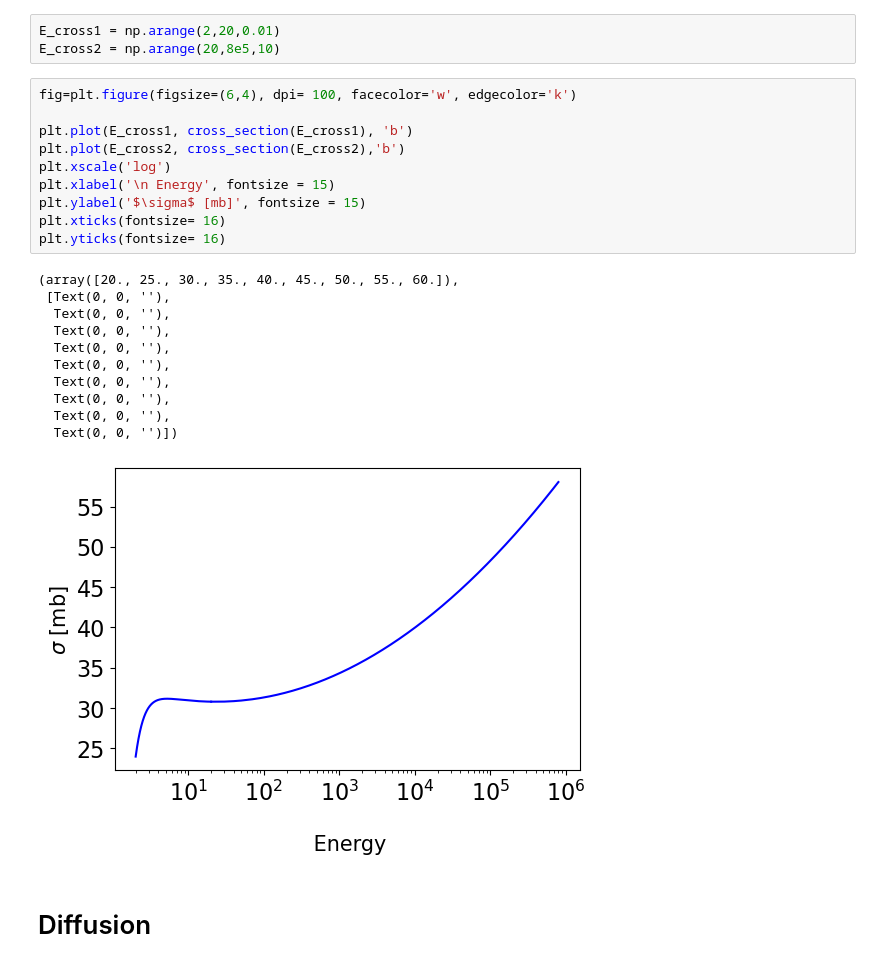
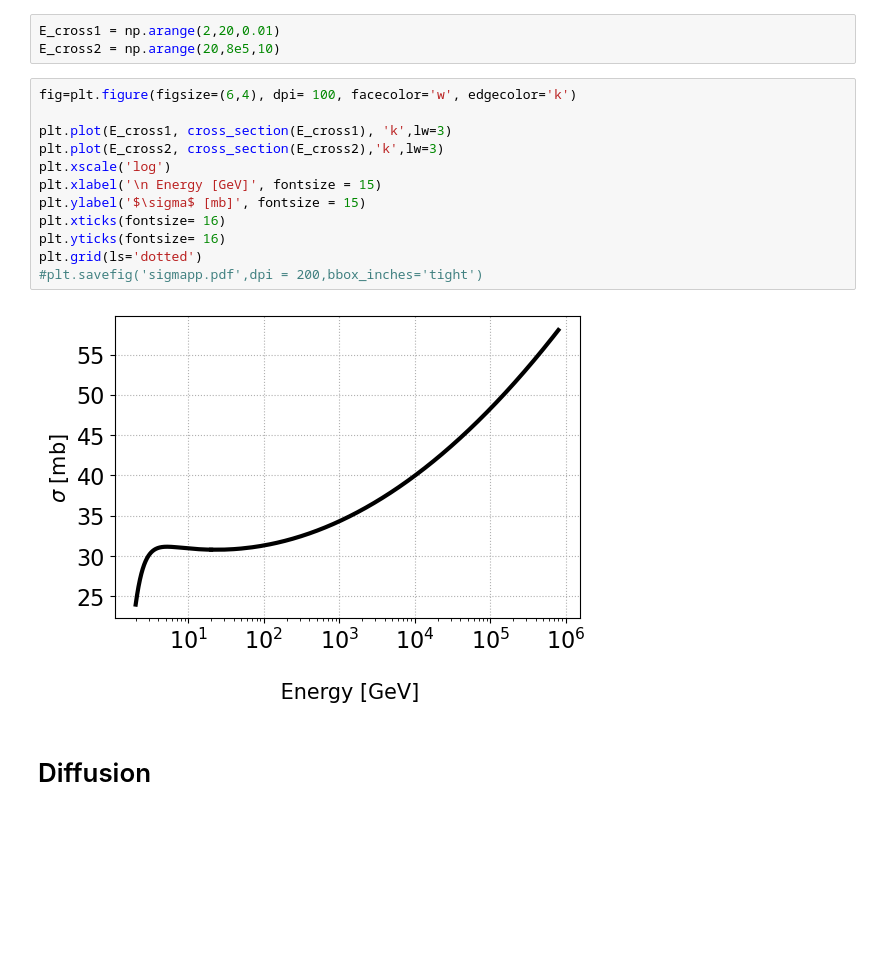
Before and after one commit to YarnoMerckx/u-lirg-timescale-analysis, a Jupyter notebook: Timescale.ipynb, the cells around one changed output. Saved outputs shown, nothing was run; the diff lists cells and outputs as text; blank space fills up the shorter version.

```diff
--- a/Timescale.ipynb
+++ b/Timescale.ipynb
@@ -20,25 +20,17 @@ E_cross2 = np.arange(20,8e5,10)
 # %%
 fig=plt.figure(figsize=(6,4), dpi= 100, facecolor='w', edgecolor='k')
 
-plt.plot(E_cross1, cross_section(E_cross1), 'b')
-plt.plot(E_cross2, cross_section(E_cross2),'b')
+plt.plot(E_cross1, cross_section(E_cross1), 'k',lw=3)
+plt.plot(E_cross2, cross_section(E_cross2),'k',lw=3)
 plt.xscale('log')
-plt.xlabel('\n Energy', fontsize = 15)
+plt.xlabel('\n Energy [GeV]', fontsize = 15)
 plt.ylabel('$\sigma$ [mb]', fontsize = 15)
 plt.xticks(fontsize= 16)
 plt.yticks(fontsize= 16)
+plt.grid(ls='dotted')
+#plt.savefig('sigmapp.pdf',dpi = 200,bbox_inches='tight')
 # %% [output]
-(array([20., 25., 30., 35., 40., 45., 50., 55., 60.]),
- [Text(0, 0, ''),
-  Text(0, 0, ''),
-  Text(0, 0, ''),
-  Text(0, 0, ''),
-  Text(0, 0, ''),
-  Text(0, 0, ''),
-  Text(0, 0, ''),
-  Text(0, 0, ''),
-  Text(0, 0, '')])
-[figure, old version]
+[figure, new version]
 # %% [markdown]
 # Diffusion
 # %% [markdown]
```
Also changed, not shown: parts of 3 cells of this notebook, 1 other file.
